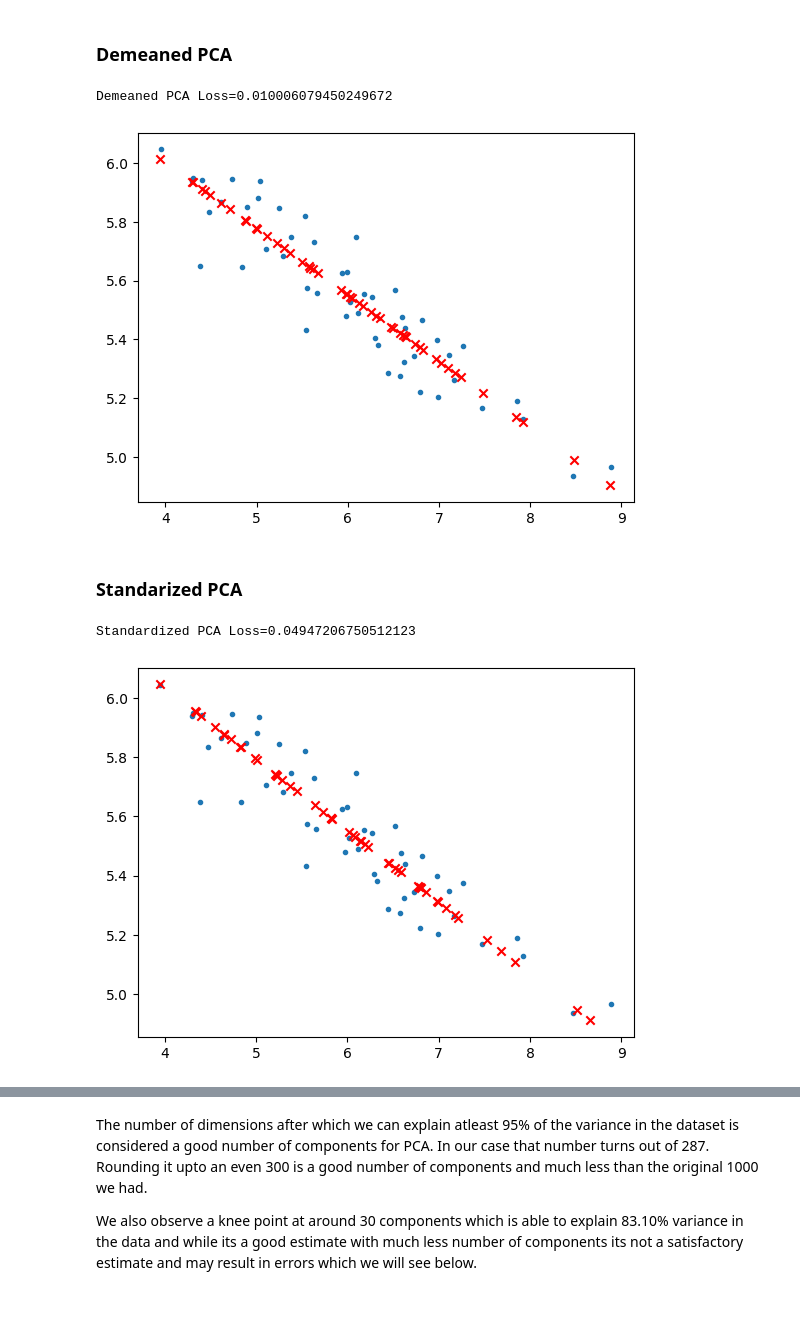
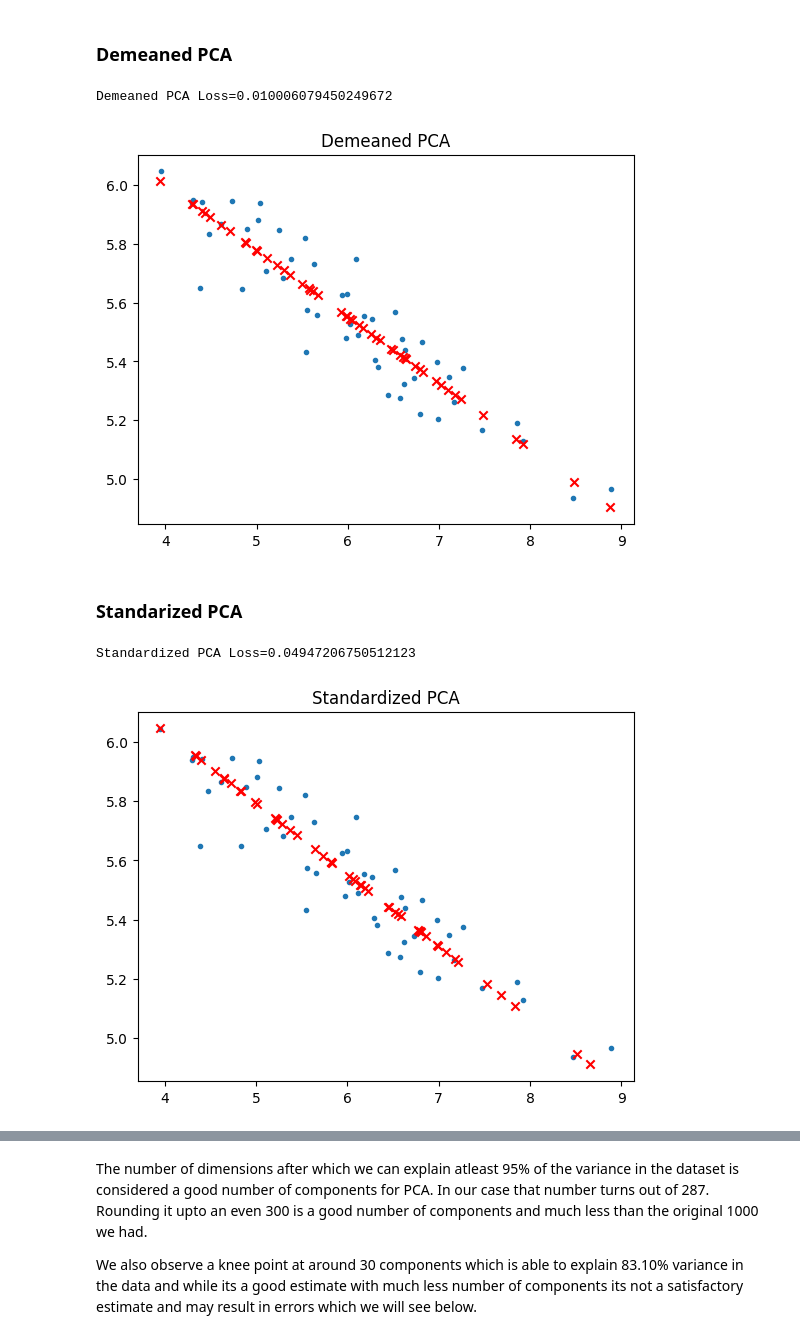
Before and after one commit to cybr17crwlr/ECE-760-Machine-Learning-Assignments, a Jupyter notebook: Homework 5/hw5_q2_4.ipynb, the cells around one changed output, grey strips where cells are left out. Drawn from its saved outputs; the diff is of its cells as text; code cells hidden in the pictures; blank space fills up the shorter version.

```diff
--- a/Homework 5/hw5_q2_4.ipynb
+++ b/Homework 5/hw5_q2_4.ipynb
@@ -72,12 +73,13 @@ Buggy PCA Loss=0.8869029879570007
 # %%
 _, _, X_rev = Demean_PCA(X,1)
 print(f"Demeaned PCA Loss={losscal(X,X_rev)}")
 plt.scatter(X[:,0],X[:,1], marker='.')
 plt.scatter(X_rev[:, 0], X_rev[:, 1], c='r', marker='x')
+plt.title("Demeaned PCA")
 plt.show()
 # %% [output]
 Demeaned PCA Loss=0.010006079450249672
-[figure, old version]
+[figure, new version]
 # %% [markdown]
 ### Standarized PCA
 # %%
@@ -85,10 +87,11 @@ _, _, X_rev = Stand_PCA(X,1)
 print(f"Standardized PCA Loss={losscal(X,X_rev)}")
 plt.scatter(X[:,0],X[:,1], marker='.')
 plt.scatter(X_rev[:, 0], X_rev[:, 1], c='r', marker='x')
+plt.title("Standardized PCA")
 plt.show()
 # %% [output]
 Standardized PCA Loss=0.04947206750512123
-[figure, old version]
+[figure, new version]
 # %%
 u, sig, vt = np.linalg.svd(X1k,full_matrices=False)
 sigsum= sum(sig)
```
Also changed, not shown: parts of 4 cells of this notebook.
